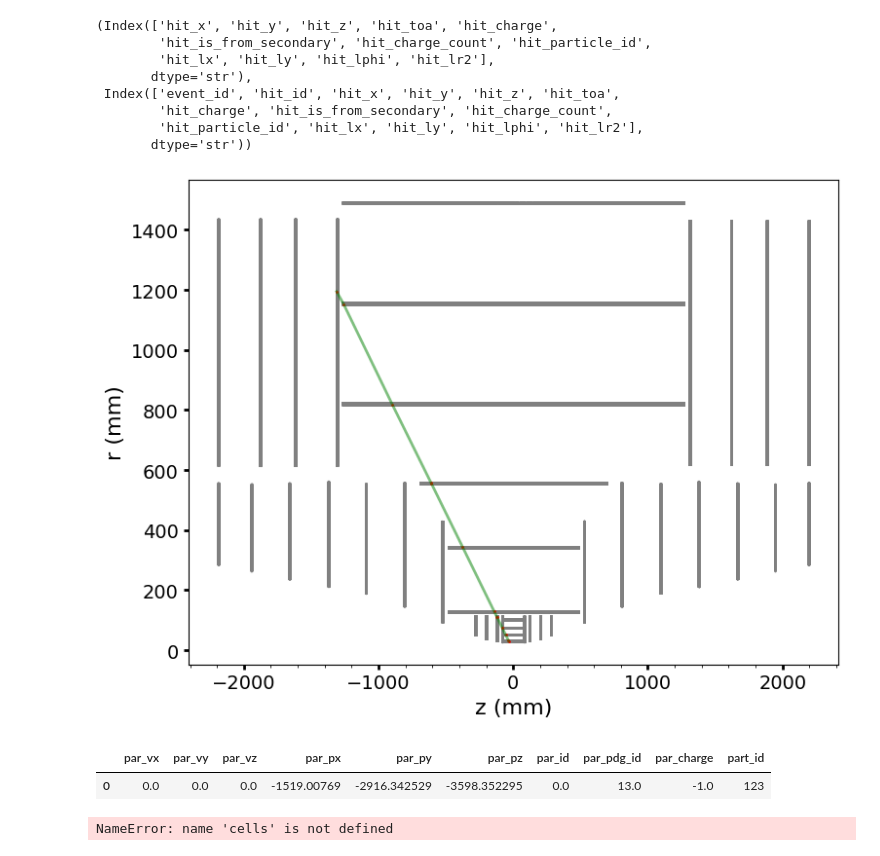
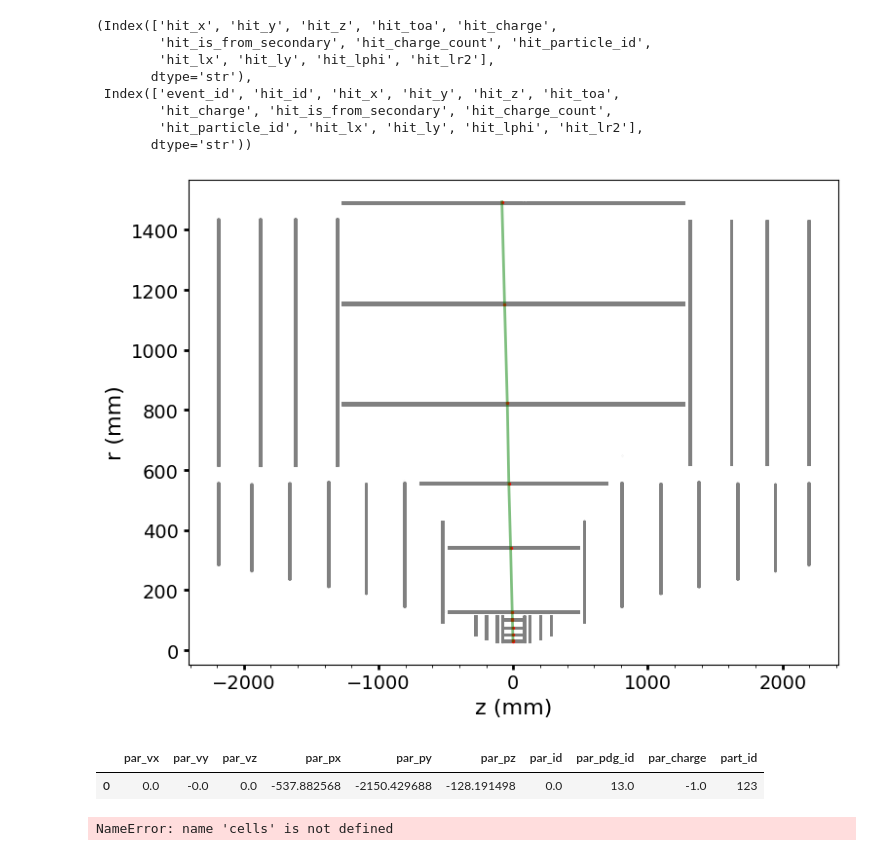
Before and after one commit to xju2/heptracktool, a Jupyter notebook: notebooks/2.1 muon collider track data reader v2.ipynb, the cells around one changed output. Cells and saved outputs as stored; diff of their text form; code cells hidden in the pictures.

```diff
--- a/notebooks/2.1 muon collider track data reader v2.ipynb
+++ b/notebooks/2.1 muon collider track data reader v2.ipynb
@@ -8,7 +8,8 @@ import pandas as pd
 import matplotlib.pyplot as plt
 # %%
 input_dir = "/global/cfs/cdirs/m3443/data/TrackingInMuonCollider/singleMuonV2/New"
-output_dir = "/global/cfs/cdirs/m3443/data/TrackingInMuonCollider/singleMuonV2_feature_store"
+# input_dir = "/global/cfs/cdirs/m3443/data/TrackingInMuonCollider/singleMuon"
+output_dir = "/global/cfs/cdirs/m3443/data/TrackingInMuonCollider/singleMuon_feature_store"
 reader = MuonColliderTrackDataReader(
     input_dir=input_dir,
     output_dir=output_dir,
@@ -20,5 +21,5 @@ reader.all_evtids[:10]
 # %% [output]
 [1, 2, 3, 4, 5, 6, 7, 8, 9, 10]
 # %%
-spacepoints, particles = reader.read(2)
+spacepoints, particles = reader.read(660)
 # %% [output]
@@ -130,27 +139,28 @@ background_hits.columns, signal_hits.columns
 # %%
 bkg_r = np.sqrt(background_hits["hit_x"]**2 + background_hits["hit_y"]**2)
 bkg_z = background_hits["hit_z"]
 
 signal_hits_one_evt = spacepoints[spacepoints["hit_is_from_secondary"] == 0.0]
 signal_r = np.sqrt(signal_hits_one_evt["hit_x"]**2 + signal_hits_one_evt["hit_y"]**2)
 signal_z = signal_hits_one_evt["hit_z"]
 
 plt.figure(figsize=(8, 6))
 plt.scatter(bkg_z, bkg_r, s=0.01, color="grey", alpha=0.5, label="Background hits")
-plt.scatter(signal_z, signal_r, s=1, color="red", label="Signal hits")
+plt.scatter(signal_z, signal_r, s=2, color="red", label="Signal hits")
 
 # create connections between hits in the same track
 plt.plot(signal_z, signal_r, color="green", alpha=0.5)
 plt.xlabel("z (mm)")
 plt.ylabel("r (mm)")
+plt.savefig("figures/hit_r_vs_z.pdf")
 plt.savefig("figures/hit_r_vs_z.png")
 # %% [output]
-[figure, old version]
+[figure, new version]
 # %%
 particles
 # %% [output]
 |  | par_vx | par_vy | par_vz | par_px | par_py | par_pz | par_id | par_pdg_id | par_charge | part_id |
-| 0 | 0.0 | 0.0 | 0.0 | -1519.00769 | -2916.342529 | -3598.352295 | 0.0 | 13.0 | -1.0 | 123 |
+| 0 | 0.0 | -0.0 | 0.0 | -537.882568 | -2150.429688 | -128.191498 | 0.0 | 13.0 | -1.0 | 123 |
 # %%
 cells
 # %% [output]
```
Also changed, not shown: parts of 6 cells of this notebook, 1 other file.
